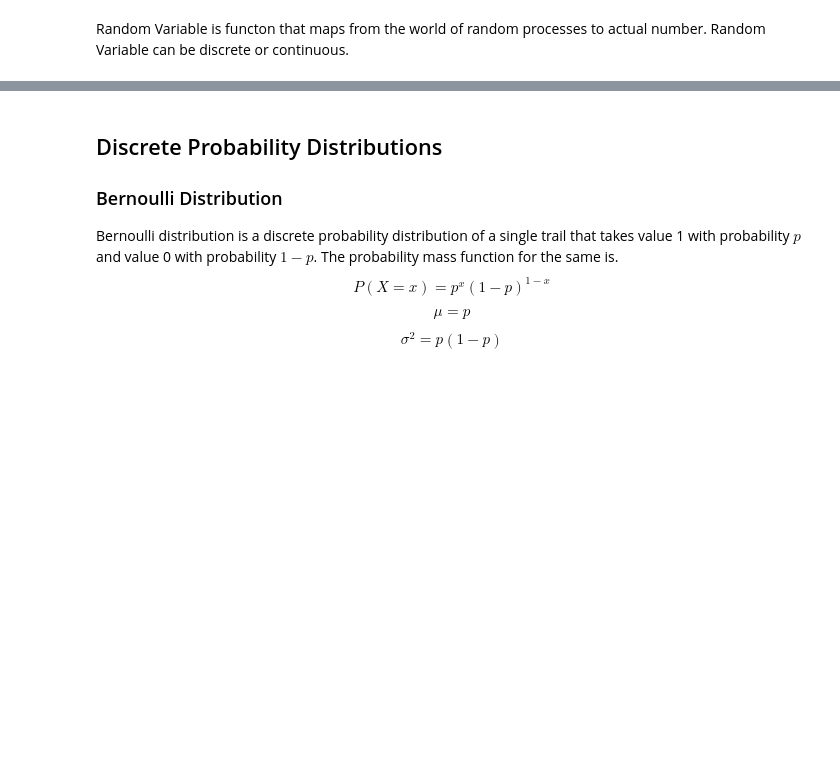
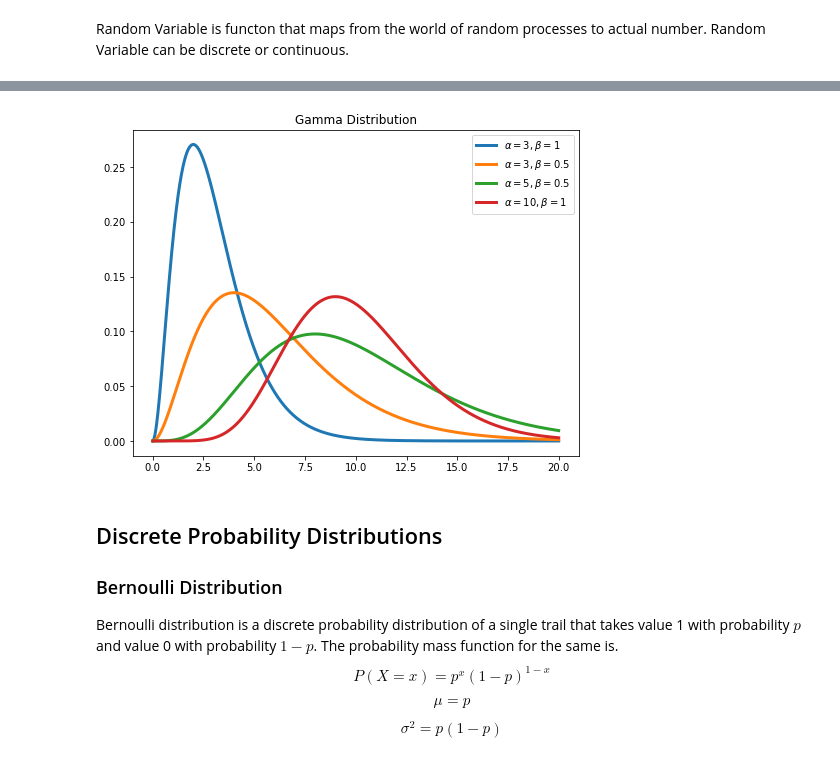
Before and after one commit to dineshladi/datamusings, a Jupyter notebook: _notebooks/2020-04-26-Probability-Distributions.ipynb, the cells around one changed output, grey strips where cells are left out. Saved outputs shown, nothing was run; the diff lists cells and outputs as text; code cells hidden in the pictures; blank space fills up the shorter version.

```diff
--- a/_notebooks/2020-04-26-Probability-Distributions.ipynb
+++ b/_notebooks/2020-04-26-Probability-Distributions.ipynb
@@ -61,3 +72,17 @@ plt.show()
+# %%
+#collapse-hide
+def Gamma(x,shape,rate):
+    return (rate**shape)*(x**(shape-1))*np.exp(-rate*x)/factorial(shape-1)
+
+t = np.arange(0.01, 20, 0.01)
+for shape,rate in zip([3,3,5,10],[1,0.5,0.5,1]):
+    d = Gamma(t,shape,rate)
+    plt.plot(t, d, linewidth=3,label = rf"$\alpha = {shape},\beta = {rate}$")
+    plt.legend(loc='best')
+plt.title('Gamma Distribution')
+plt.show()
+# %% [output]
+[figure, added]
 # %% [markdown]
 ## Discrete Probability Distributions
 ### Bernoulli Distribution
```
Also changed, not shown: parts of 7 cells of this notebook.
